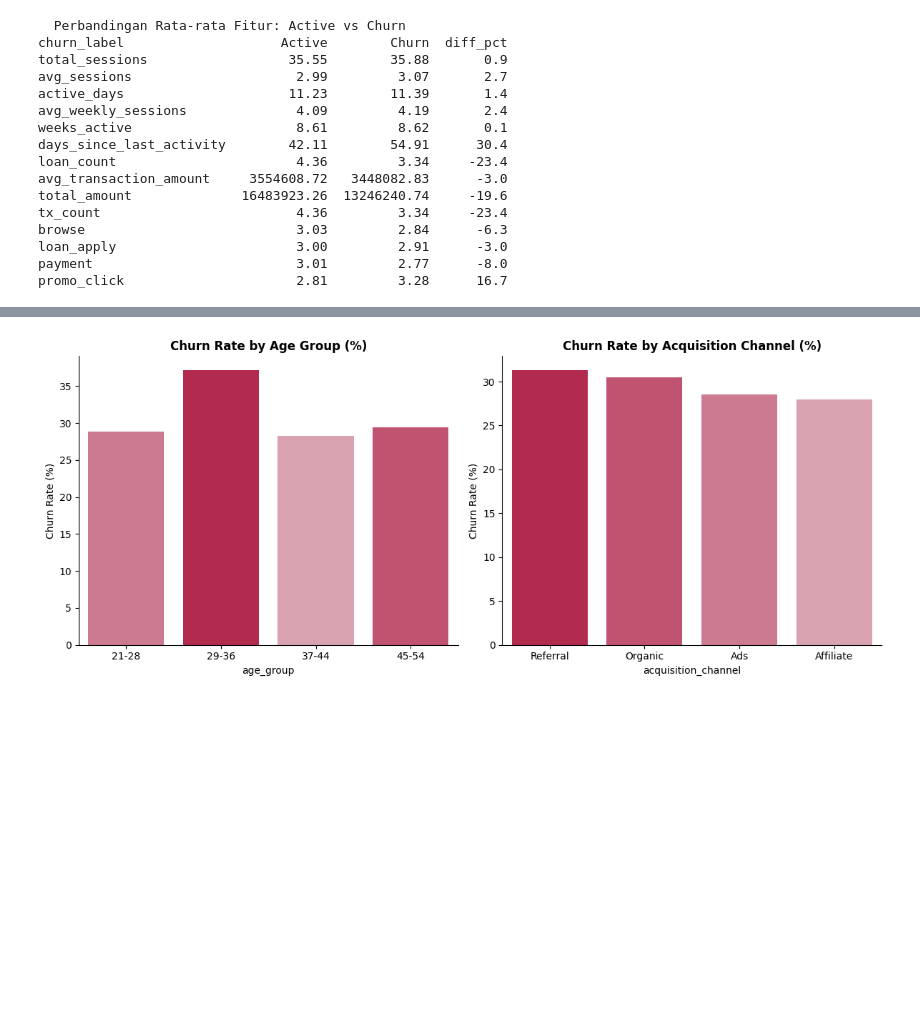
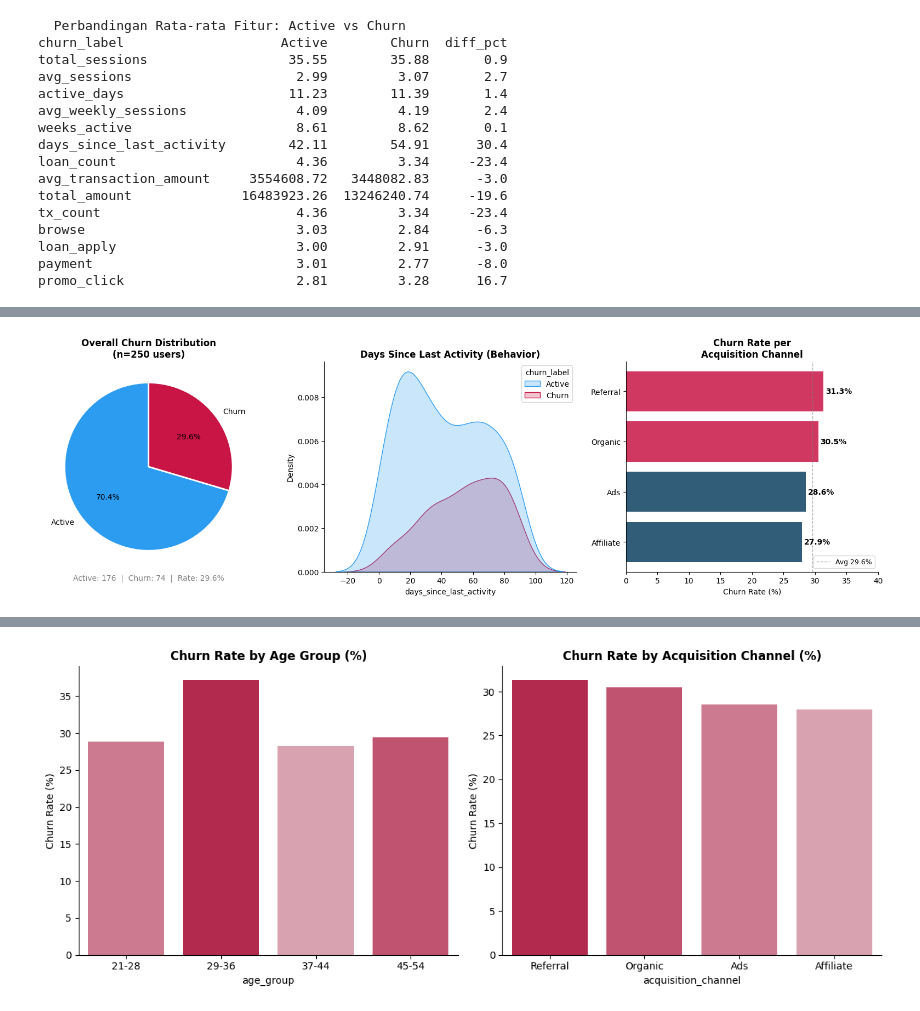
Before and after one commit to firmanadikk/StudyCase_DatAnl, a Jupyter notebook: Part2EDA/EDA.ipynb, the cells around one changed output, grey strips where cells are left out. Cells and saved outputs as stored; diff of their text form; code cells hidden in the pictures; blank space fills up the shorter version.

```diff
--- a/Part2EDA/EDA.ipynb
+++ b/Part2EDA/EDA.ipynb
@@ -173,0 +142,46 @@ H0_2: User churn hanya mencari diskon sesaat dan tidak berniat menjadi peminjam
+# %%
+
+fig, axes = plt.subplots(1, 3, figsize=(16, 5)) # Diperlebar menjadi 16x5 agar muat 3 grafik
+
+
+ax = axes[0]
+total  = len(df)
+churn  = df['is_churn'].sum()
+active = total - churn
+
+ax.pie([active, churn],
+       labels=['Active', 'Churn'],
+       colors=[C_ACTIVE, C_CHURN],
+       autopct='%1.1f%%', startangle=90,
+       wedgeprops={'edgecolor': 'white', 'linewidth': 2})
+ax.set_title('Overall Churn Distribution\n(n=250 users)')
+ax.text(0, -1.35, f'Active: {active}  |  Churn: {churn}  |  Rate: {(churn/total)*100:.1f}%',
+        ha='center', fontsize=10, color='gray')
+
+
+sns.kdeplot(data=df, x="days_since_last_activity", hue="churn_label", palette=PALETTE, fill=True, ax=axes[1])
+axes[1].set_title("Days Since Last Activity (Behavior)")
+
+ax = axes[2]
+ch = (df.groupby('acquisition_channel')
+        .agg(total=('user_id','count'), churn=('is_churn','sum'))
+        .assign(churn_rate=lambda d: d.churn/d.total*100)
+        .sort_values('churn_rate', ascending=True)
+        .reset_index())
+bars = ax.barh(ch['acquisition_channel'], ch['churn_rate'],
+               color=[C_CHURN if r > 30 else C_ACCENT
+                      for r in ch['churn_rate']], alpha=0.85)
+for bar, val in zip(bars, ch['churn_rate']):
+    ax.text(bar.get_width() + 0.3, bar.get_y() + bar.get_height()/2,
+            f'{val:.1f}%', va='center', fontsize=10, fontweight='bold')
+ax.axvline(29.6, color='gray', linestyle='--', linewidth=1,
+           alpha=0.6, label='Avg 29.6%')
+ax.set_xlabel('Churn Rate (%)')
+ax.set_title('Churn Rate per\nAcquisition Channel')
+ax.legend(fontsize=9); ax.set_xlim(0, 40)
+
+plt.tight_layout()
+plt.savefig("1_behavior_comparison.png", dpi=120)
+plt.show()
+# %% [output]
+[figure, added]
```
Also changed, not shown: parts of 27 cells of this notebook, 14 other files.
